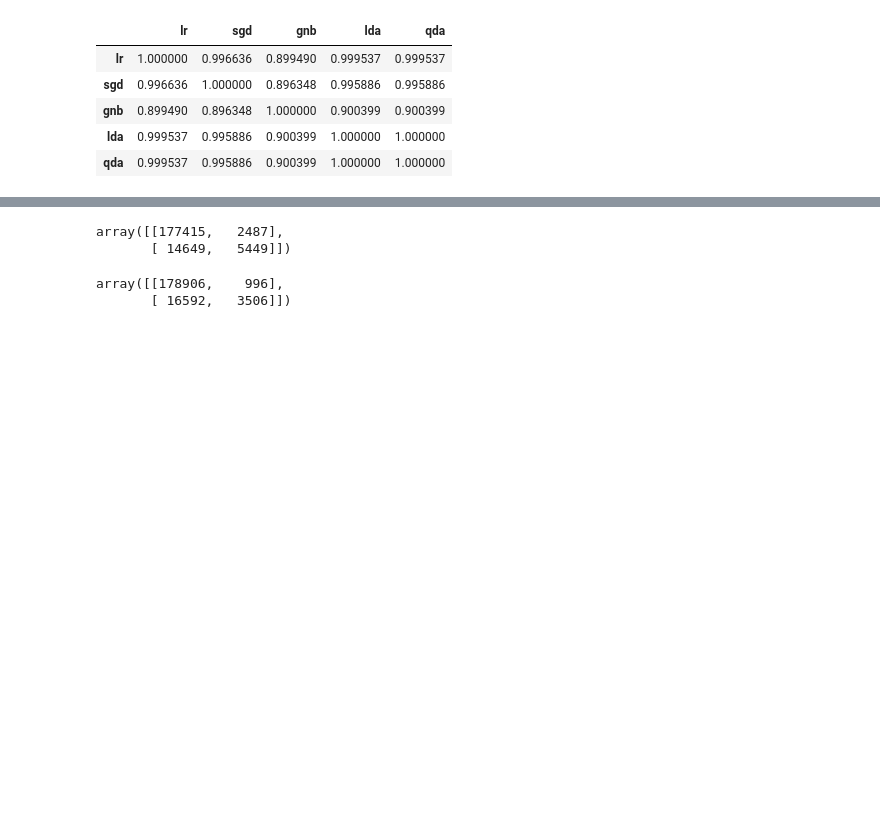
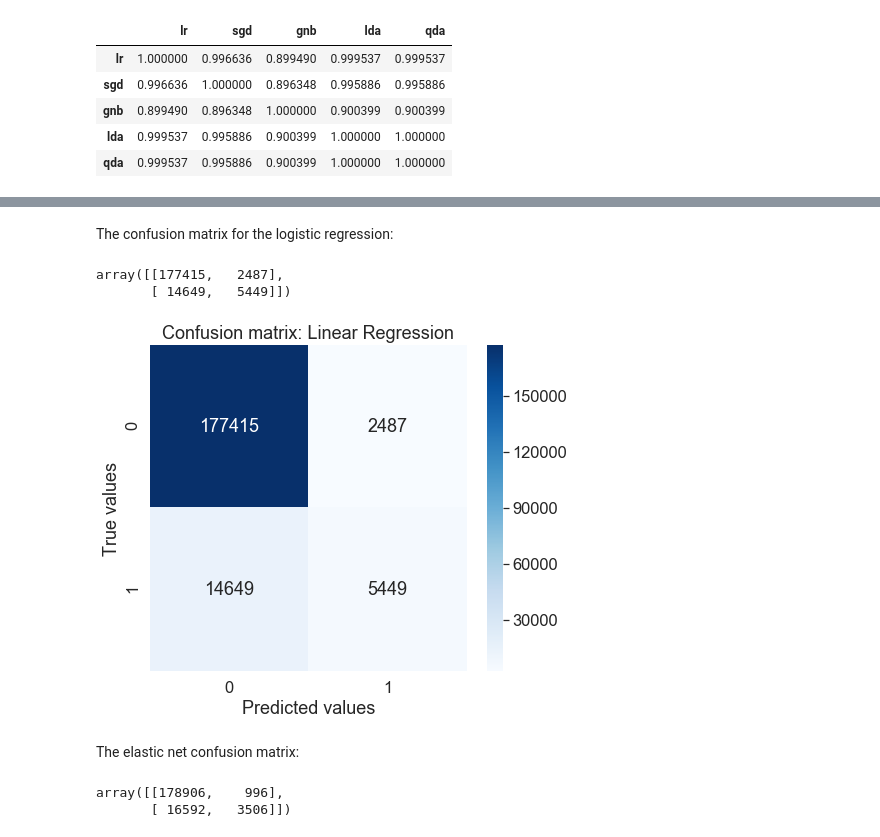
Before and after one commit to graf10a/Kaggle-Santander-Customer-Transaction-Prediction, a Jupyter notebook: Santander_EDA_Simple_Modeling.ipynb, the cells around one changed output, grey strips where cells are left out. Saved outputs shown, nothing was run; the diff lists cells and outputs as text; code cells hidden in the pictures; blank space fills up the shorter version.

```diff
--- a/Santander_EDA_Simple_Modeling.ipynb
+++ b/Santander_EDA_Simple_Modeling.ipynb
@@ -17,14 +17,11 @@ We begin by reading the *train.csv* and *train.csv* data files and storing their
 # %%
 import numpy as np
 import pandas as pd
+from pathlib import Path
 
-kagle = 0 # change to 1 if running on Kaggle
+# Define path to the directory containing the train and test data:
+path = Path('../input')
 
-path = ''
-
-if kagle:
-    path = '../input'
-
-train = pd.read_csv(path + 'train.csv', header=0)
-test = pd.read_csv(path + 'test.csv', header=0)
+train = pd.read_csv(path /'train.csv', header=0)
+test = pd.read_csv(path / 'test.csv', header=0)
 # %% [markdown]
@@ -596,12 +607,12 @@ pearsonr(a, b)[0]
 from sklearn.ensemble import VotingClassifier
 
 voting_clf = VotingClassifier(estimators=[
-    #('lr', pipe_lr),
-    #('sgd', pipe_sgd),
+    ('lr', pipe_lr),
+    ('sgd', pipe_sgd),
     ('gnb', pipe_gnb),
     ('lda', pipe_lda),
     ('qda', pipe_qda)
-], voting='soft', weights=[30, 3, 1])
+], voting='soft', weights=[7, 7, 30, 3, 1])
 
 voting_clf.fit(X_train, y_train)
 
@@ -618,13 +633,33 @@ cv_voting_clf.std()
+# %%
+def plot_cofusion_matrix(cm, clf_name='Model'):
+    plt.figure(figsize=(7,6))
+
+    sns.heatmap(cm, cmap='Blues', annot=True, fmt='d')
+    plt.ylabel('True values')
+    plt.xlabel('Predicted values')
+    plt.title('Confusion matrix: '+clf_name)
+
+    plt.tight_layout()
+# %% [markdown]
+The confusion matrix for the logistic regression:
 # %%
 from sklearn.model_selection import cross_val_predict
 from sklearn.metrics import confusion_matrix
 
 y_train_pred = cross_val_predict(pipe_lr, X_train, y_train, cv=5)
 
-confusion_matrix(y_train, y_train_pred)
+cm_lr=confusion_matrix(y_train, y_train_pred)
+
+cm_lr
 # %% [output]
 array([[177415,   2487],
        [ 14649,   5449]])
+# %%
+plot_cofusion_matrix(cm_lr, 'Linear Regression')
+# %% [output]
+[figure, added]
+# %% [markdown]
+The elastic net confusion matrix:
 # %%
 y_train_pred = cross_val_predict(pipe_sgd, X_train, y_train, cv=5)
 
```
Also changed, not shown: parts of 44 cells of this notebook.
